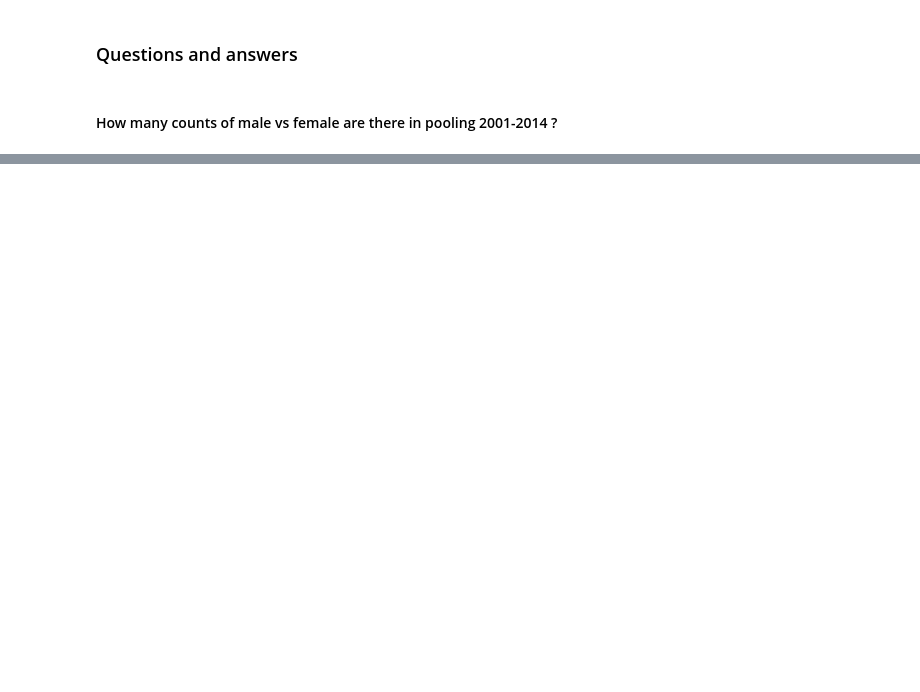
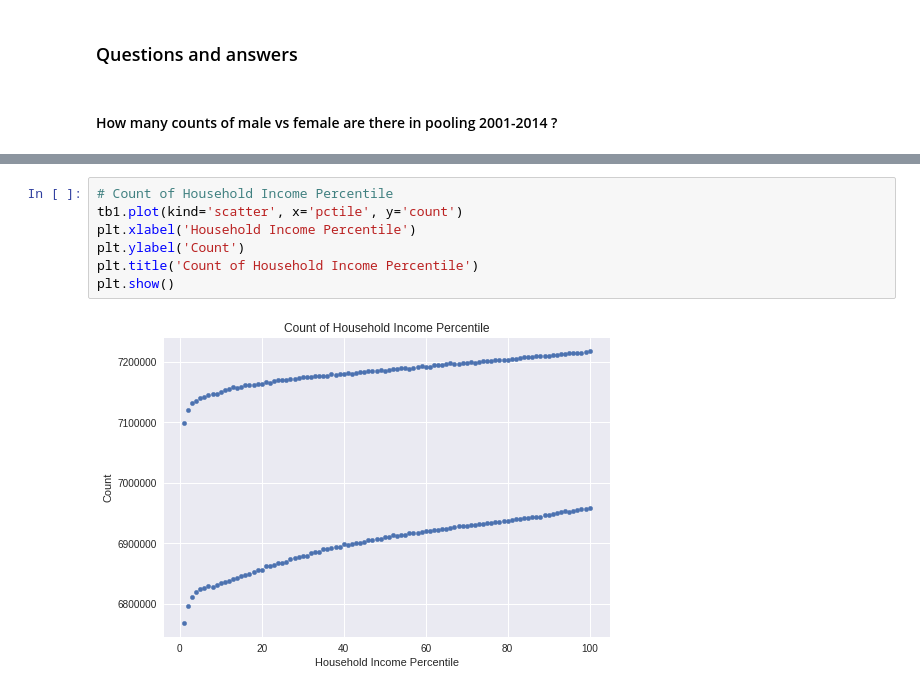
Before and after one commit to anxin16/Capstone-Project-2, a Jupyter notebook: Data-Story/Health-Wealth2.ipynb, the cells around one changed output, grey strips where cells are left out. Cells and saved outputs as stored; diff of their text form; blank space fills up the shorter version.

```diff
--- a/Data-Story/Health-Wealth2.ipynb
+++ b/Data-Story/Health-Wealth2.ipynb
@@ -123,0 +40,9 @@ plt.show()
+# %%
+# Count of Household Income Percentile
+tb1.plot(kind='scatter', x='pctile', y='count')
+plt.xlabel('Household Income Percentile')
+plt.ylabel('Count')
+plt.title('Count of Household Income Percentile')
+plt.show()
+# %% [output]
+[figure, added]
```
Also changed, not shown: parts of 66 cells of this notebook, 2 other files.
